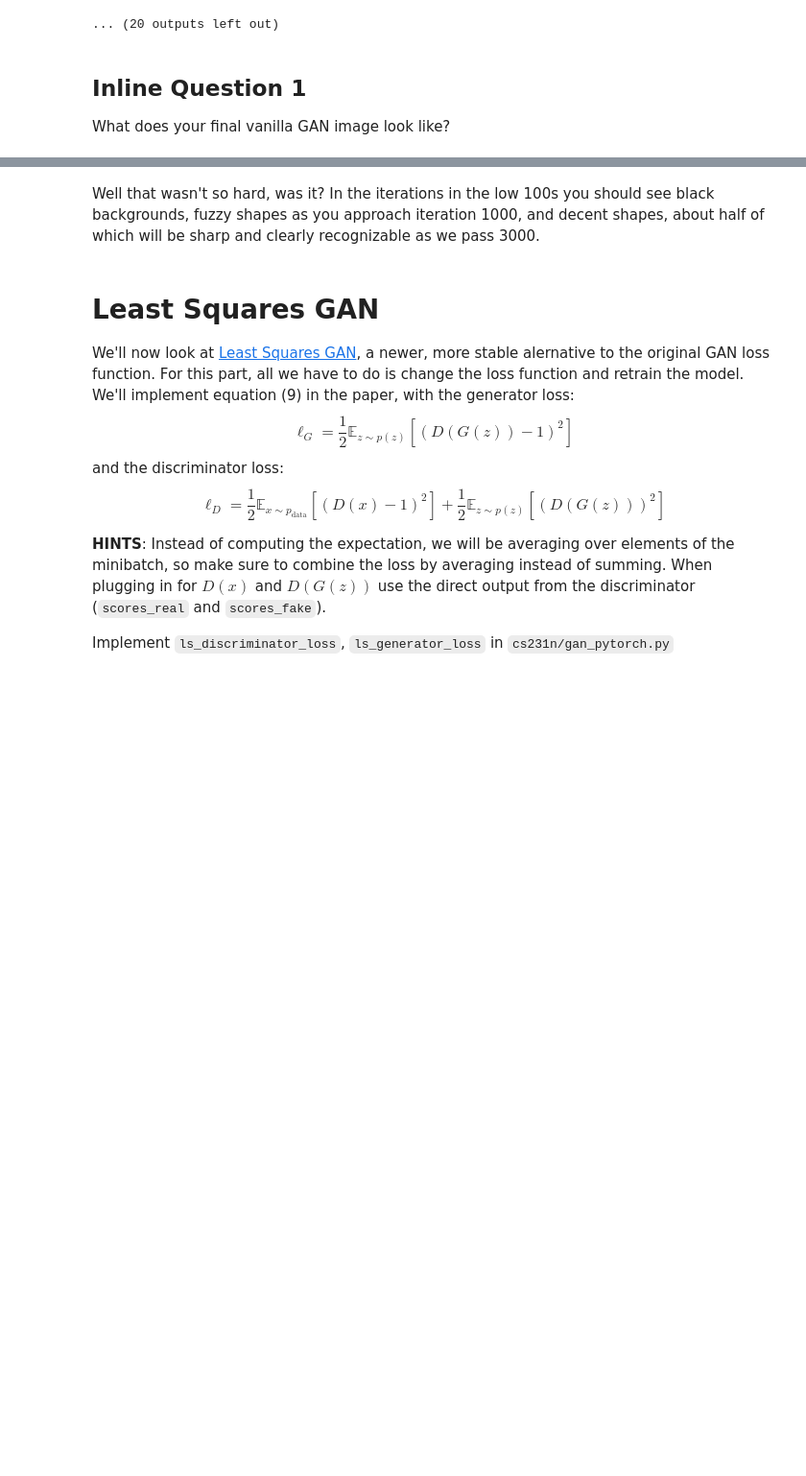
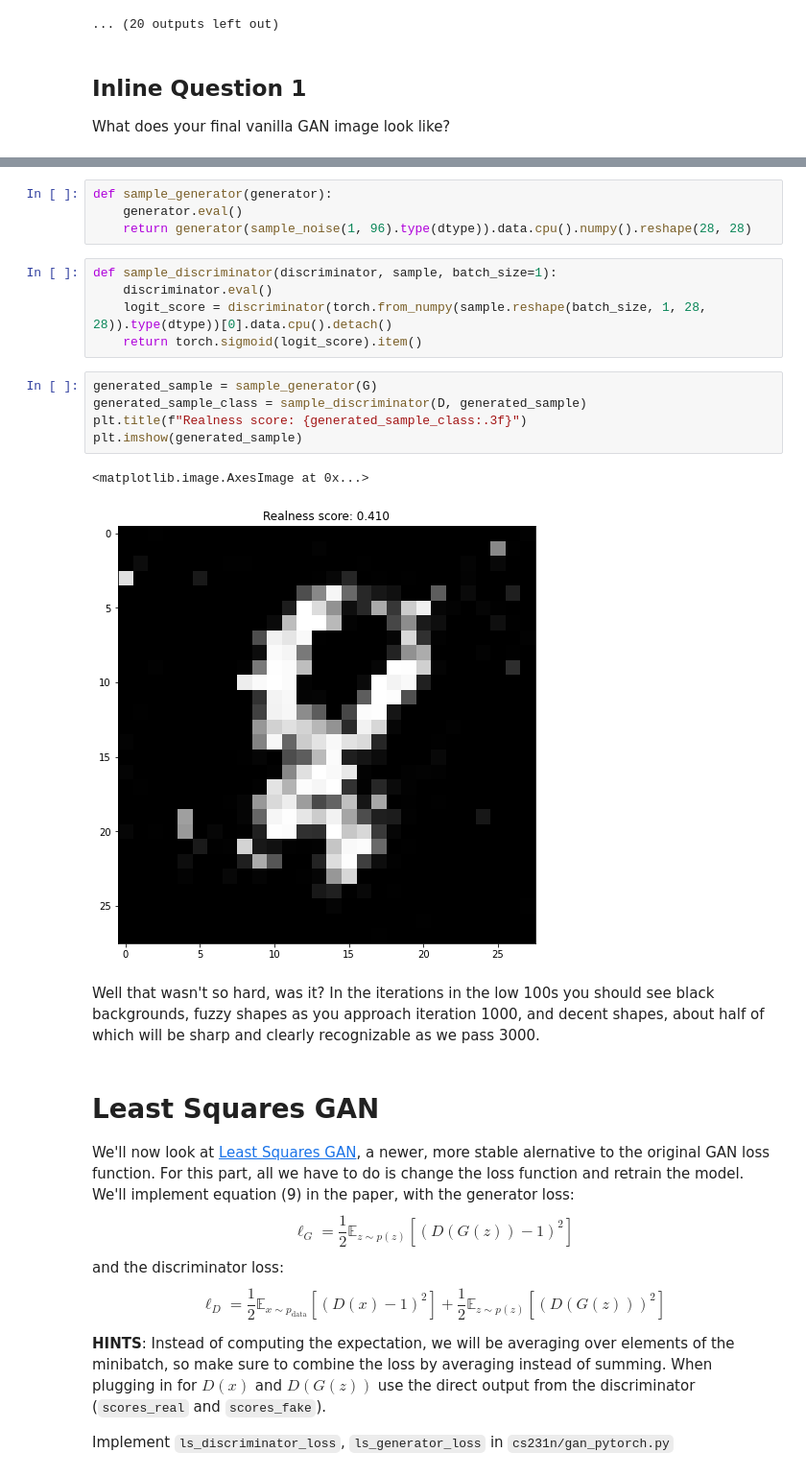
Before and after one commit to vladtimug/CS231n, a Jupyter notebook: Assignments/assignment3/Generative_Adversarial_Networks.ipynb, the cells around one changed output, grey strips where cells are left out. Shown at 96% size. Cells and saved outputs as stored; diff of their text form; blank space fills up the shorter version.

Commit message:
Add model sampling for single sample

```diff
--- a/Assignments/assignment3/Generative_Adversarial_Networks.ipynb
+++ b/Assignments/assignment3/Generative_Adversarial_Networks.ipynb
@@ -371,3 +372,20 @@ Vanilla GAN final image:
+# %%
+def sample_generator(generator):
+    generator.eval()
+    return generator(sample_noise(1, 96).type(dtype)).data.cpu().numpy().reshape(28, 28)
+# %%
+def sample_discriminator(discriminator, sample, batch_size=1):
+    discriminator.eval()
+    logit_score = discriminator(torch.from_numpy(sample.reshape(batch_size, 1, 28, 28)).type(dtype))[0].data.cpu().detach()
+    return torch.sigmoid(logit_score).item()
+# %%
+generated_sample = sample_generator(G)
+generated_sample_class = sample_discriminator(D, generated_sample)
+plt.title(f"Realness score: {generated_sample_class:.3f}")
+plt.imshow(generated_sample)
+# %% [output]
+<matplotlib.image.AxesImage at 0x...>
+[figure, added]
 # %% [markdown]
 Well that wasn't so hard, was it? In the iterations in the low 100s you should see black backgrounds, fuzzy shapes as you approach iteration 1000, and decent shapes, about half of which will be sharp and clearly recognizable as we pass 3000.
 # %% [markdown]
```
Also changed, not shown: parts of 13 cells of this notebook.
